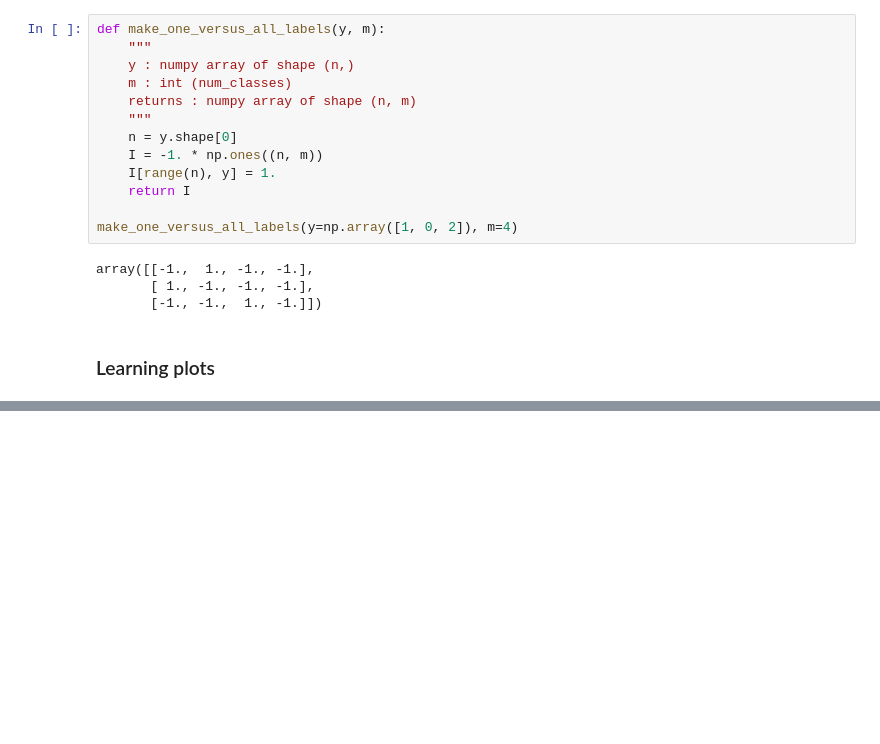
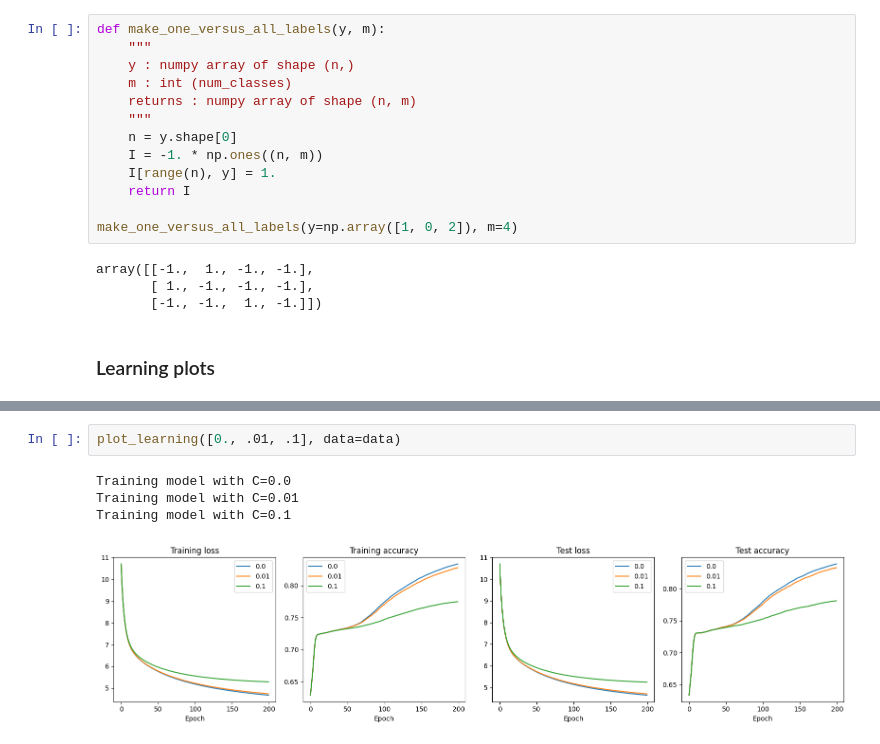
Before and after one commit to MathieuBeaudoin/IFT6390B_HW2, a Jupyter notebook: dev.ipynb, the cells around one changed output, grey strips where cells are left out. Drawn from its saved outputs; the diff is of its cells as text; blank space fills up the shorter version.

```diff
--- a/dev.ipynb
+++ b/dev.ipynb
@@ -242,0 +252,7 @@ plt.show()
+# %%
+plot_learning([0., .01, .1], data=data)
+# %% [output]
+Training model with C=0.0
+Training model with C=0.01
+Training model with C=0.1
+[figure, added]
```
Also changed, not shown: parts of 1 cell of this notebook, 2 other files.
